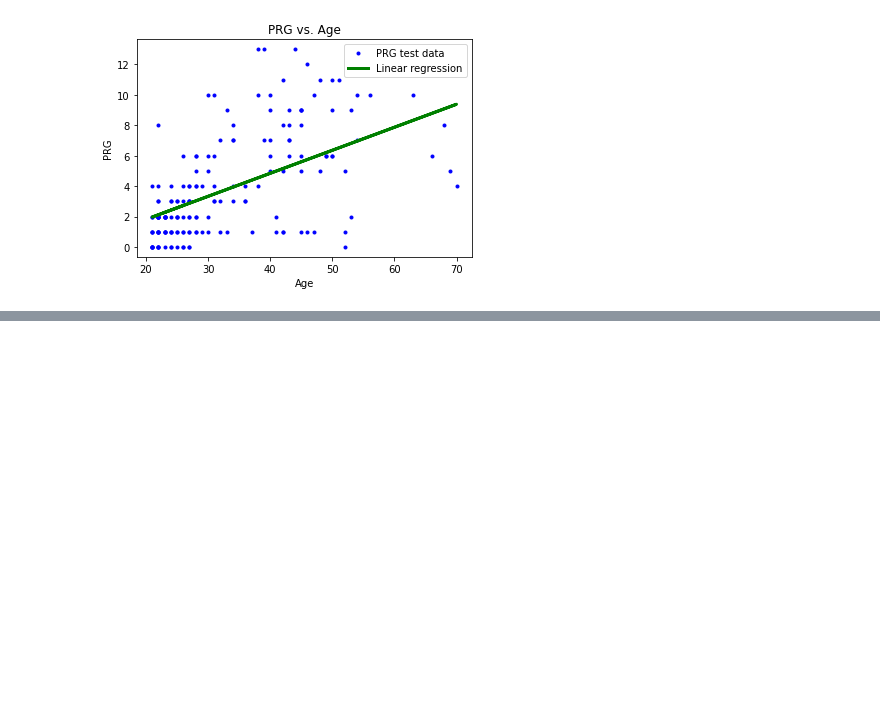
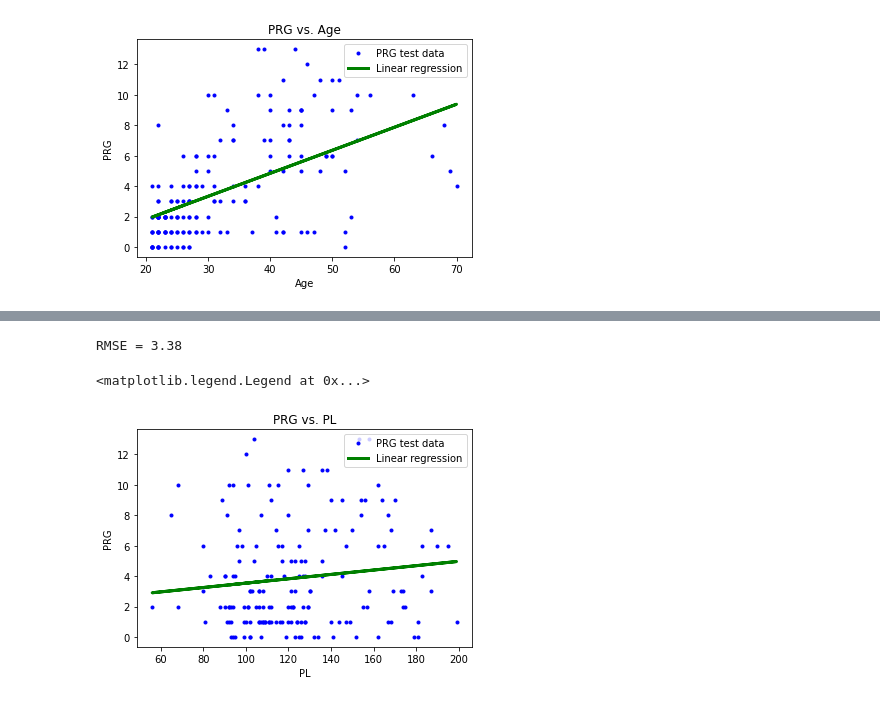
Before and after one commit to doctorf72/Naya_ML_RegressionProject, a Jupyter notebook: Regression_Project.ipynb, the cells around one changed output, grey strips where cells are left out. Drawn from its saved outputs; the diff is of its cells as text; code cells hidden in the pictures; blank space fills up the shorter version.

```diff
--- a/Regression_Project.ipynb
+++ b/Regression_Project.ipynb
@@ -194,0 +241,3 @@ plt.legend(['PRG test data', 'Linear regression'], loc='best')
+# %%
+df_test = pd.read_csv('Paitients_Files_Test.csv')
+df_test.head()
@@ -194,0 +251,3 @@ plt.legend(['PRG test data', 'Linear regression'], loc='best')
+# %%
+df_test['PRG prediction'] = model.predict(df_test[['PL']])
+df_test.head()
@@ -194,0 +261,17 @@ plt.legend(['PRG test data', 'Linear regression'], loc='best')
+# %%
+PL_test_rmse = np.sqrt(mean_squared_error(df_test['PRG'], df_test['PRG prediction']))
+print("RMSE = {:.2f}".format(PL_test_rmse))
+# %% [output]
+RMSE = 3.38
+# %%
+plt.figure()
+plt.plot(df_test['PL'],df_test['PRG'],'.b')
+plt.plot(df_test['PL'], df_test['PRG prediction'],
+         linewidth=3, color='g')
+plt.xlabel('PL')
+plt.ylabel('PRG')
+plt.title('PRG vs. PL')
+plt.legend(['PRG test data', 'Linear regression'], loc='best')
+# %% [output]
+<matplotlib.legend.Legend at 0x...>
+[figure, added]
```
Also changed, not shown: parts of 11 cells of this notebook.
